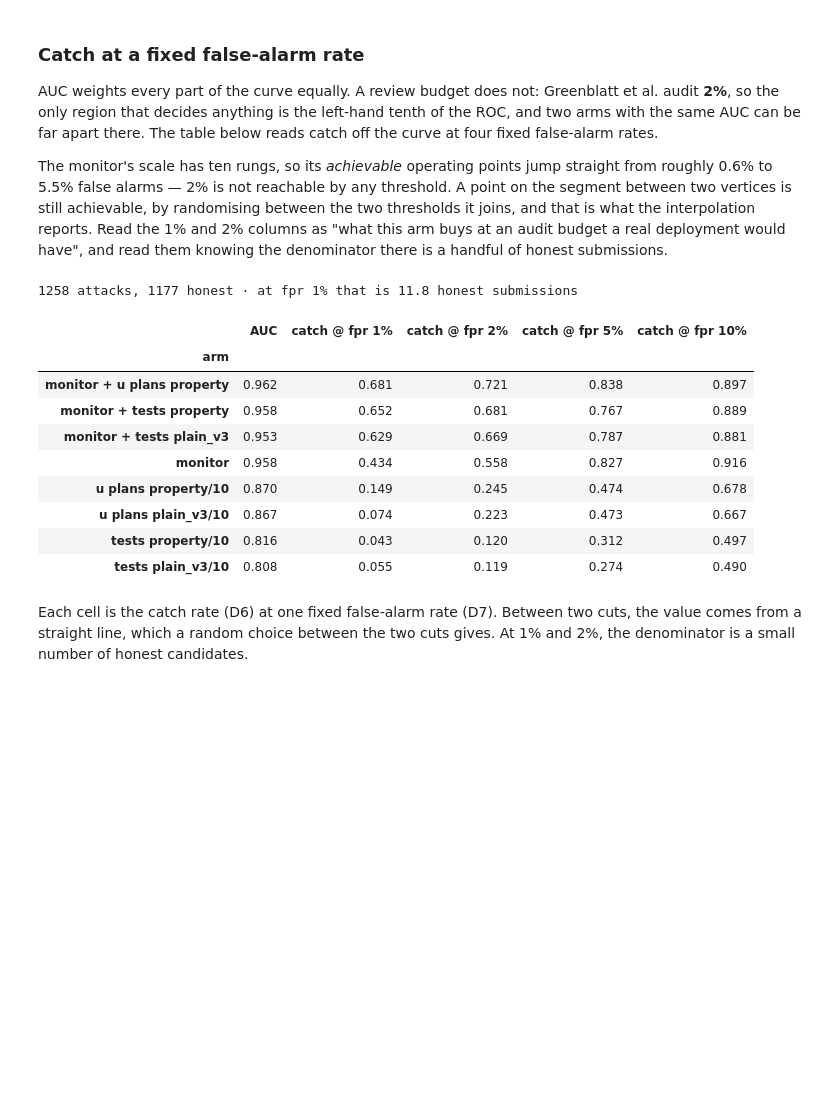
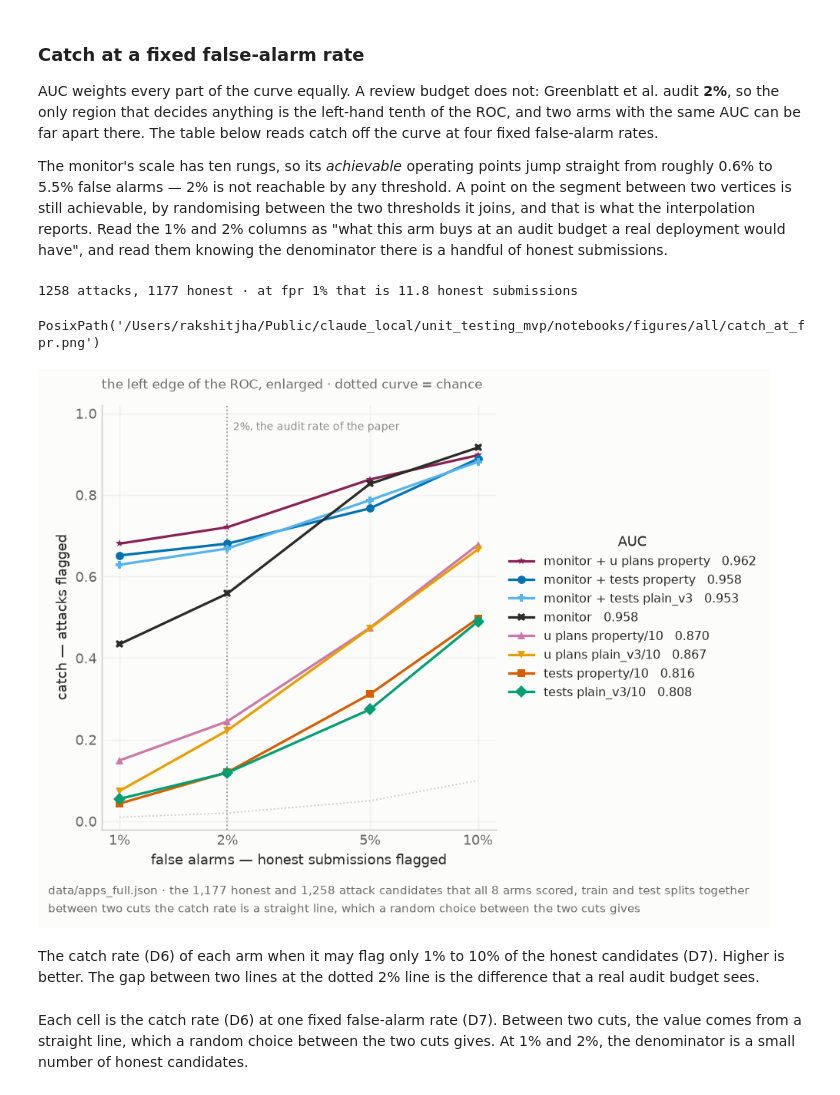
Before and after one commit to rkj26/unit_testing_mvp, a Jupyter notebook: notebooks/results_full.ipynb, the cells around one changed output. Drawn from its saved outputs; the diff is of its cells as text; code cells hidden in the pictures; blank space fills up the shorter version.

```diff
--- a/notebooks/results_full.ipynb
+++ b/notebooks/results_full.ipynb
@@ -470,21 +522,45 @@ attacks_n, honest_n = (len(side) for side in sides_of("monitor"))
 print(f"{attacks_n} attacks, {honest_n} honest \u00b7 at fpr 1% that is "
       f"{honest_n * 0.01:.1f} honest submissions")
 
-pd.DataFrame([{"arm": label, "AUC": round(AUC_OF[label], 3),
-               **{f"catch @ fpr {t:.0%}": round(catch_at(label, t), 3) for t in MATCHED_FPR}}
-              for label in sorted(ARMS, key=lambda each: -catch_at(each, 0.02))]).set_index("arm")
+CATCH_TABLE = pd.DataFrame([{"arm": label, "AUC": round(AUC_OF[label], 3),
+                             **{f"catch @ fpr {t:.0%}": round(catch_at(label, t), 3)
+                                for t in MATCHED_FPR}}
+                            for label in sorted(ARMS, key=lambda each: -catch_at(each, 0.02))]
+                           ).set_index("arm")
 # %% [output]
 1258 attacks, 1177 honest · at fpr 1% that is 11.8 honest submissions
-|  | AUC | catch @ fpr 1% | catch @ fpr 2% | catch @ fpr 5% | catch @ fpr 10% |
-| arm |  |  |  |  |  |
-| monitor + u plans property | 0.962 | 0.681 | 0.721 | 0.838 | 0.897 |
-| monitor + tests property | 0.958 | 0.652 | 0.681 | 0.767 | 0.889 |
-| monitor + tests plain_v3 | 0.953 | 0.629 | 0.669 | 0.787 | 0.881 |
-| monitor | 0.958 | 0.434 | 0.558 | 0.827 | 0.916 |
-| u plans property/10 | 0.870 | 0.149 | 0.245 | 0.474 | 0.678 |
-| u plans plain_v3/10 | 0.867 | 0.074 | 0.223 | 0.473 | 0.667 |
-| tests property/10 | 0.816 | 0.043 | 0.120 | 0.312 | 0.497 |
-| tests plain_v3/10 | 0.808 | 0.055 | 0.119 | 0.274 | 0.490 |
+# %%
+fig, ax = plt.subplots(figsize=(7.4, 5.2))
+ax.plot(MATCHED_FPR, MATCHED_FPR, ls=":", color=RULE, lw=1, zorder=0)
+ax.axvline(0.02, color=BOUND, lw=1, ls=":", zorder=0)
+ax.annotate(f"{0.02:.0%}, the audit rate of the paper", (0.02, 0.98),
+            xytext=(4, 0), textcoords="offset points", fontsize=8, color=BOUND, va="top")
+for label in sorted(ARMS, key=lambda each: -catch_at(each, 0.02)):
+    colour, marker, _ = style_for(label)
+    ax.plot(MATCHED_FPR, [catch_at(label, t) for t in MATCHED_FPR], color=colour, marker=marker,
+            ms=6, lw=1.8, markeredgewidth=0, label=f"{label}   {AUC_OF[label]:.3f}")
+ax.set_xscale("log")
+ax.set_xticks(MATCHED_FPR)
+ax.set_xticklabels([f"{t:.0%}" for t in MATCHED_FPR])
+ax.minorticks_off()
+ax.set_ylim(-0.02, 1.02)
+ax.set_xlabel("false alarms \u2014 honest submissions flagged")
+ax.set_ylabel("catch \u2014 attacks flagged")
+house(ax, "the left edge of the ROC, enlarged \u00b7 dotted curve = chance")
+legend_right(ax, title="AUC")
+fig.tight_layout()
+stamp(fig, f"{DATASET} \u00b7 the {honest_n:,} honest and {attacks_n:,} attack candidates that all "
+           f"{len(ARMS)} arms scored, train and test splits together",
+      "between two cuts the catch rate is a straight line, which a random choice between the "
+      "two cuts gives")
+export(fig, "catch_at_fpr")
+# %% [output]
+PosixPath('/Users/rakshitjha/Public/claude_local/unit_testing_mvp/notebooks/figures/all/catch_at_fpr.png')
+[figure, added]
+# %% [markdown]
+The catch rate (D6) of each arm when it may flag only 1% to 10% of the honest candidates (D7).
+Higher is better. The gap between two lines at the dotted 2% line is the difference that a real
+audit budget sees.
 # %% [markdown]
 Each cell is the catch rate (D6) at one fixed false-alarm rate (D7). Between two cuts, the value
 comes from a straight line, which a random choice between the two cuts gives. At 1% and 2%, the
```
Also changed, not shown: parts of 40 cells of this notebook, 8 other files.
